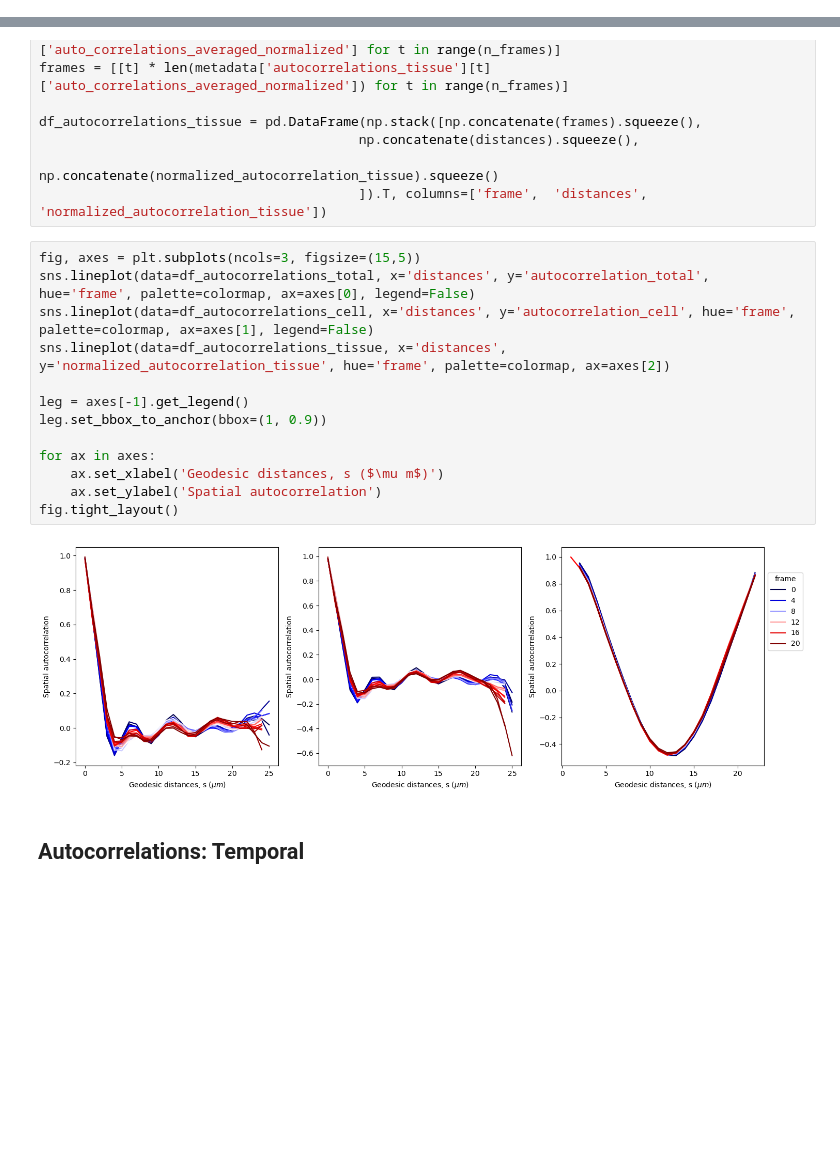
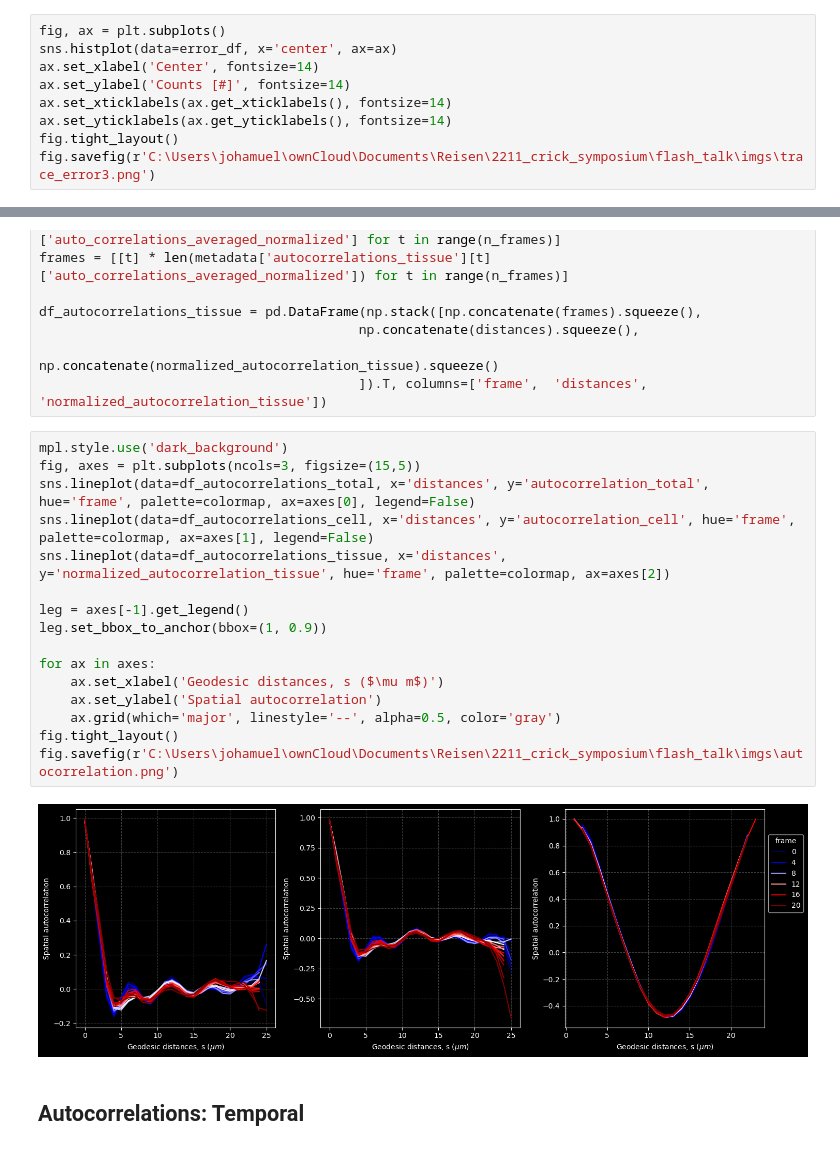
Before and after one commit to campaslab/napari-stress, a Jupyter notebook: docs/02_toolboxes/03_analyze_everything/demo_analyze_everything.ipynb, the cells around one changed output, grey strips where cells are left out. Drawn from its saved outputs; the diff is of its cells as text; blank space fills up the shorter version.

```diff
--- a/docs/02_toolboxes/03_analyze_everything/demo_analyze_everything.ipynb
+++ b/docs/02_toolboxes/03_analyze_everything/demo_analyze_everything.ipynb
@@ -133,0 +185,9 @@ stress_autocorrelations
+# %%
+fig, ax = plt.subplots()
+sns.histplot(data=error_df, x='center', ax=ax)
+ax.set_xlabel('Center', fontsize=14)
+ax.set_ylabel('Counts [#]', fontsize=14)
+ax.set_xticklabels(ax.get_xticklabels(), fontsize=14)
+ax.set_yticklabels(ax.get_yticklabels(), fontsize=14)
+fig.tight_layout()
+fig.savefig(r'C:\Users\johamuel\ownCloud\Documents\Reisen\2211_crick_symposium\flash_talk\imgs\trace_error3.png')
@@ -371,20 +433,23 @@ df_autocorrelations_tissue = pd.DataFrame(np.stack([np.concatenate(frames).squee
                                          np.concatenate(normalized_autocorrelation_tissue).squeeze()
                                          ]).T, columns=['frame',  'distances', 'normalized_autocorrelation_tissue'])
 # %%
+mpl.style.use('dark_background')
 fig, axes = plt.subplots(ncols=3, figsize=(15,5))
 sns.lineplot(data=df_autocorrelations_total, x='distances', y='autocorrelation_total', hue='frame', palette=colormap, ax=axes[0], legend=False)
 sns.lineplot(data=df_autocorrelations_cell, x='distances', y='autocorrelation_cell', hue='frame', palette=colormap, ax=axes[1], legend=False)
 sns.lineplot(data=df_autocorrelations_tissue, x='distances', y='normalized_autocorrelation_tissue', hue='frame', palette=colormap, ax=axes[2])
 
 leg = axes[-1].get_legend()
 leg.set_bbox_to_anchor(bbox=(1, 0.9))
 
 for ax in axes:
     ax.set_xlabel('Geodesic distances, s ($\mu m$)')
     ax.set_ylabel('Spatial autocorrelation')
+    ax.grid(which='major', linestyle='--', alpha=0.5, color='gray')
 fig.tight_layout()
+fig.savefig(r'C:\Users\johamuel\ownCloud\Documents\Reisen\2211_crick_symposium\flash_talk\imgs\autocorrelation.png')
 # %% [output]
-[figure, old version]
+[figure, new version]
 # %% [markdown]
 ## Autocorrelations: Temporal
 # %%
```
Also changed, not shown: parts of 16 cells of this notebook, 2 other files.
